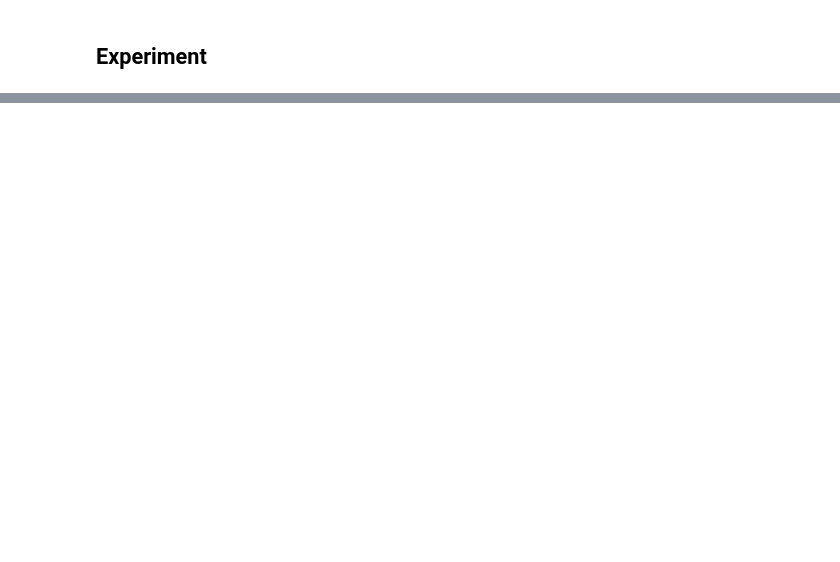
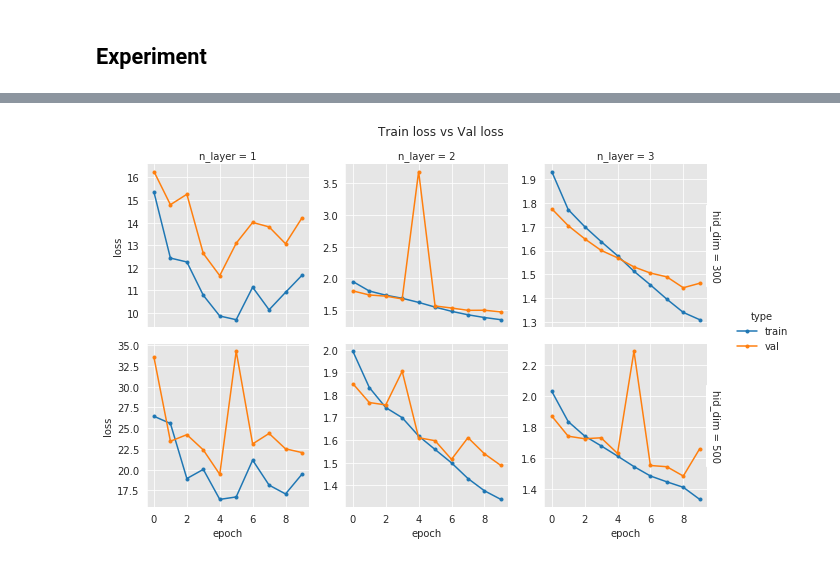
Before and after one commit to heartcored98/Standalone-DeepLearning, a Jupyter notebook: Lec4/Lab6_result_report.ipynb, the cells around one changed output, grey strips where cells are left out. Drawn from its saved outputs; the diff is of its cells as text; code cells hidden in the pictures; blank space fills up the shorter version.

```diff
--- a/Lec4/Lab6_result_report.ipynb
+++ b/Lec4/Lab6_result_report.ipynb
@@ -236,0 +330,30 @@ for var1 in list_var1:
+# %%
+var1 = 'n_layer'
+var2 = 'hid_dim'
+
+df = load_exp_result('exp1')
+list_v1 = df[var1].unique()
+list_v2 = df[var2].unique()
+list_data = []
+
+for value1 in list_v1:
+    for value2 in list_v2:
+        row = df.loc[df[var1]==value1]
+        row = row.loc[df[var2]==value2]
+
+        train_losses = list(row.train_losses)[0]
+        val_losses = list(row.val_losses)[0]
+
+        for epoch, train_loss in enumerate(train_losses):
+            list_data.append({'type':'train', 'loss':train_loss, 'epoch':epoch, var1:value1, var2:value2})
+        for epoch, val_loss in enumerate(val_losses):
+            list_data.append({'type':'val', 'loss':val_loss, 'epoch':epoch, var1:value1, var2:value2})
+
+df = pd.DataFrame(list_data)
+g = sns.FacetGrid(df, row=var2, col=var1, hue='type', margin_titles=True, sharey=False)
+g = g.map(plt.plot, 'epoch', 'loss', marker='.')
+g.add_legend()
+g.fig.suptitle('Train loss vs Val loss')
+plt.subplots_adjust(top=0.89)
+# %% [output]
+[figure, added]
```
Also changed, not shown: parts of 11 cells of this notebook.
